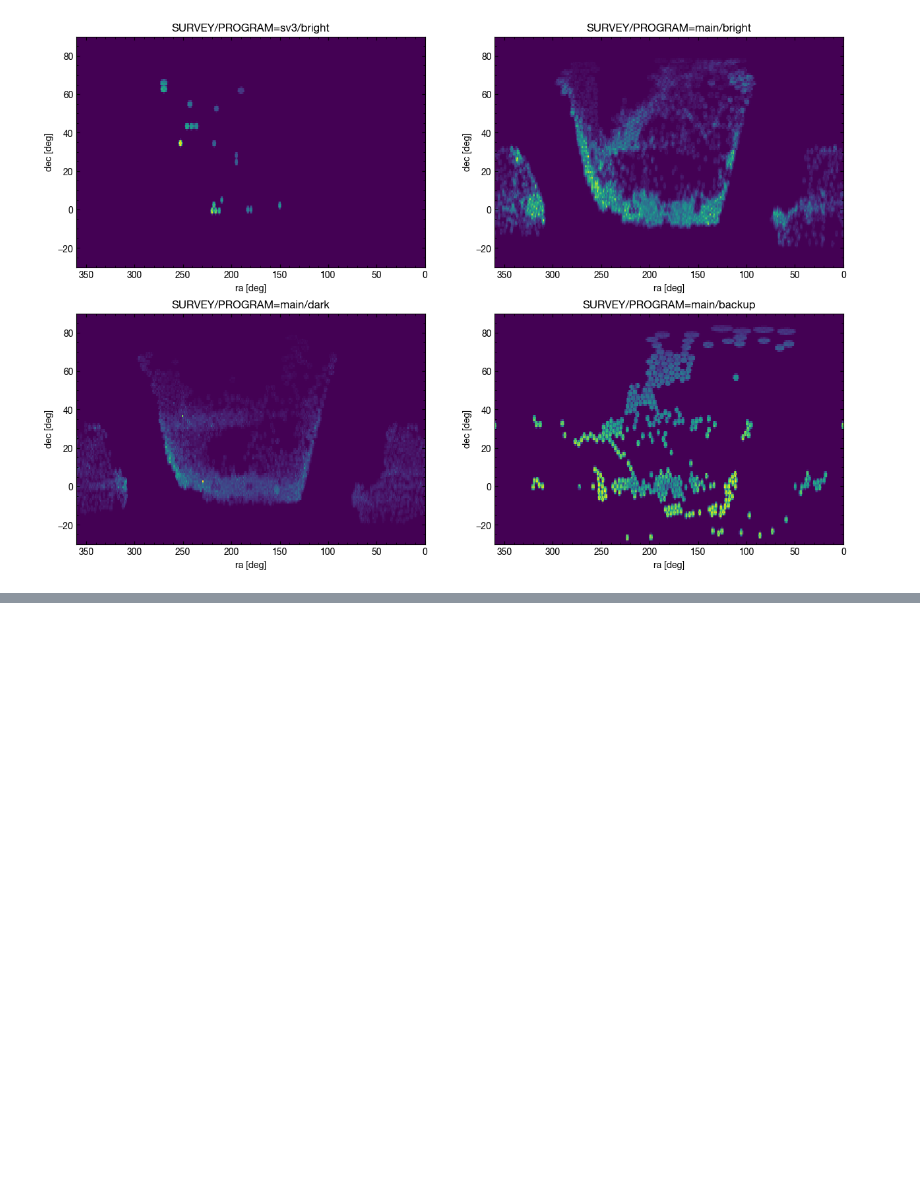
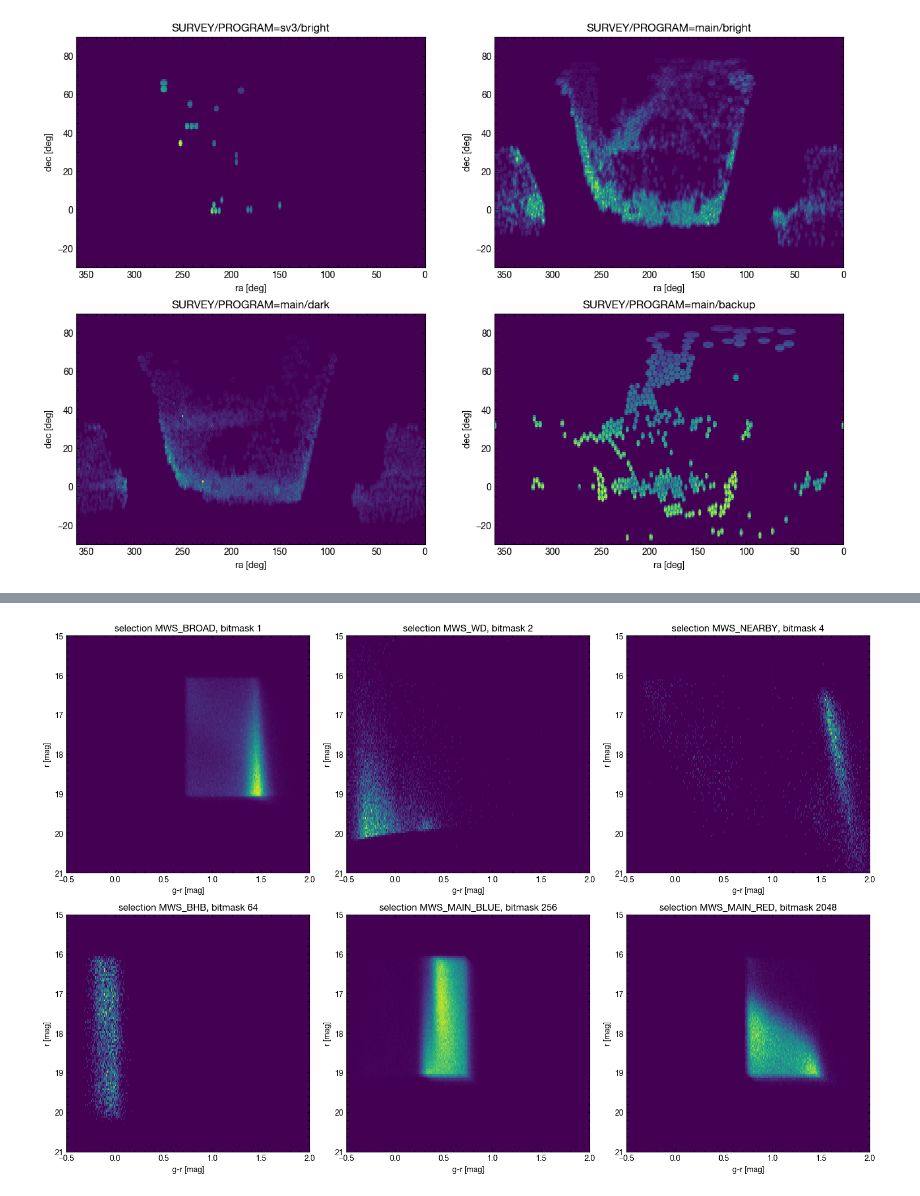
Before and after one commit to desimilkyway/dr1_tutorials, a Jupyter notebook: DR1_tutorial.ipynb, the cells around one changed output, grey strips where cells are left out. Saved outputs shown, nothing was run; the diff lists cells and outputs as text; code cells hidden in the pictures; blank space fills up the shorter version.

```diff
--- a/DR1_tutorial.ipynb
+++ b/DR1_tutorial.ipynb
@@ -105,0 +155,21 @@ for survey, program in [('sv3','bright'),('main','bright'), ('main','dark'), ('m
+# %%
+plt.figure(1,figsize=(15,10))
+cnt=0
+bitmasks = {'MWS_BROAD':0,'MWS_WD':1,'MWS_NEARBY':2,'MWS_BHB':6,'MWS_MAIN_BLUE':8,'MWS_MAIN_RED':11}
+survey, program = ('main','bright')
+
+for curt, bit in bitmasks.items():
+    objtype_sel = (FM_T['MWS_TARGET'] & (2**bit))>0
+    cur_sel = objtype_sel & main_sel & (RV_T['SURVEY']==survey) & (RV_T['PROGRAM']==program)
+    plt.subplot(2,3,cnt+1)
+    plt.hist2d(-2.5*np.log10(FM_T['FLUX_G'][cur_sel]/FM_T['FLUX_R'][cur_sel]),
+               22.5-2.5*np.log10(FM_T['FLUX_R'][cur_sel]),
+               bins=[360,120],range=[[-0.5,2],[15,21]]);
+    cnt+=1
+    plt.title(f'selection {curt}, bitmask {2**bit}')
+    plt.xlabel('g-r [mag]')
+    plt.ylim(21,15)
+    plt.ylabel('r [mag]');
+plt.tight_layout()
+# %% [output]
+[figure, added]
```
Also changed, not shown: parts of 4 cells of this notebook.
